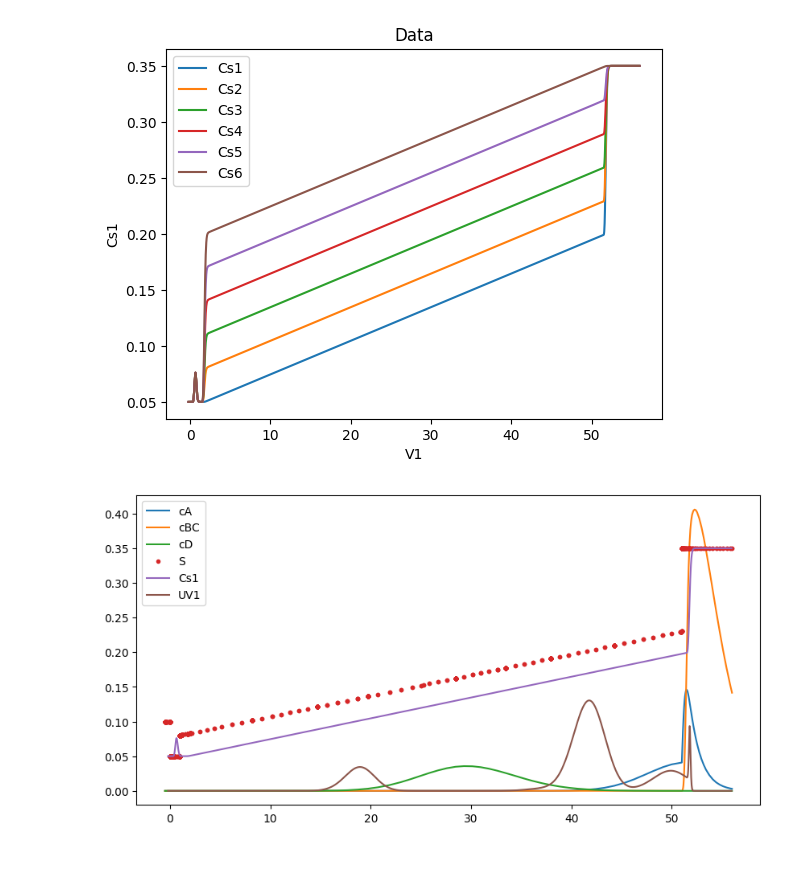
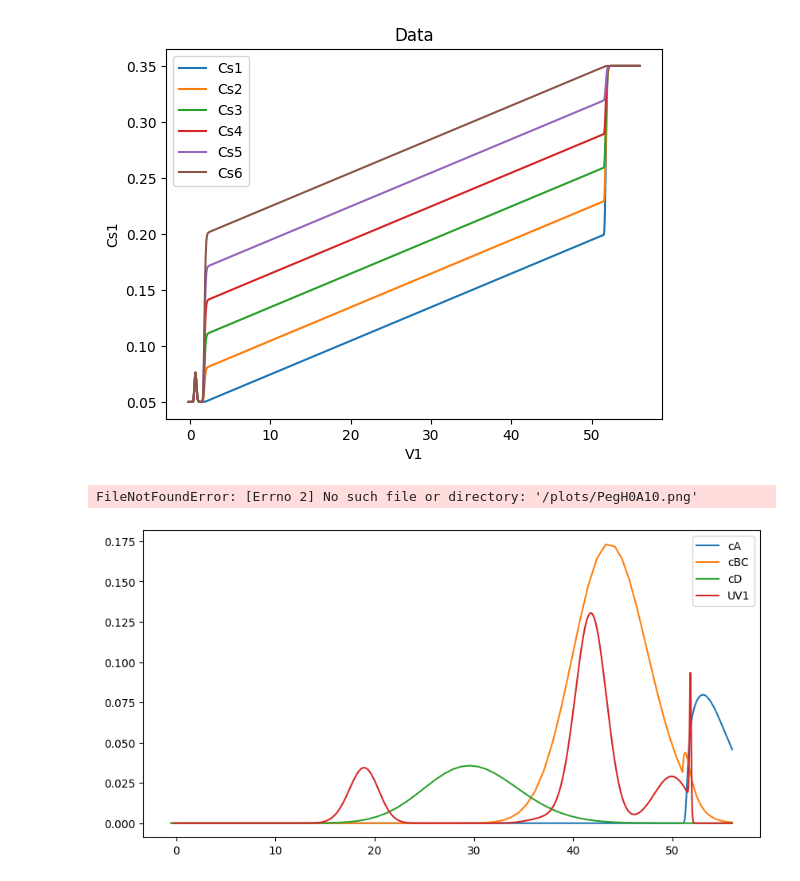
Before and after one commit to OlofssonFredrik/KETN40, a Jupyter notebook: Project1/proj1.ipynb, the cells around one changed output. Cells and saved outputs as stored; diff of their text form; code cells hidden in the pictures.

```diff
--- a/Project1/proj1.ipynb
+++ b/Project1/proj1.ipynb
@@ -30,26 +30,29 @@ ax.legend()
 plt.show()
 # %% [output]
 [figure]
+# %%
+H0 = [1.2e-5, 3.6e-6, 3.0e-4]
+
+skruv = 10
+H0A = H0[0]*skruv
+H0BC = H0[1]
+H0D = H0[2]
+
+beta = [8.41, 8.41, 4.57]
+betaA = beta[0]
+betaBC = beta[1]
+betaD = beta[2]
+
+qmax = 200 # for A, B and C
+
+F = 5 #CV/h
+
+kkin = np.array([15, 18, 43.4])/F
+kkinA = kkin[0]
+kkinBC = kkin[1]
+kkinD = kkin[2]
 # %%
-H0 = [1.2e-5, 3.6e-6, 3.0e-4]
-H0A = H0[0]
-H0BC = H0[1]
-H0D = H0[2]
 
-beta = [8.41, 8.41, 4.57]
-betaA = beta[0]
-betaBC = beta[1]
-betaD = beta[2]
-
-
-qmax = 200 # for A, B and C
-
-F = 5 #CV/h
-
-kkin = np.array([15, 18, 43.4])/F
-kkinA = kkin[0]
-kkinBC = kkin[1]
-kkinD = kkin[2]
 
 M = 58.44
 TotPep = 5/1
@@ -160,14 +163,15 @@ t, cA, cBC, cD = adssim()
 # %%
 fig, ax = plt.subplots(figsize=(10,5))
 ax.plot(t,cA, label='cA')
 ax.plot(t,cBC, label='cBC')
 ax.plot(t,cD, label='cD')
-ax.plot(ts,Ss,'.', label='S')
-ax.plot(V1, Cs1, label='Cs1')
+#ax.plot(ts,Ss,'.', label='S')
+#ax.plot(V1, Cs1, label='Cs1')
 ax.plot(V1, UV1, label='UV1')
 ax.legend()
 
 #Save figure
-plt.savefig(f'RAW.png', dpi=300)
+plt.savefig(f'plots/PegH0A{skruv}.png', dpi=300)
 # %% [output]
+FileNotFoundError: [Errno 2] No such file or directory: '/plots/PegH0A10.png'
-[figure, old version]
+[figure, new version]
```
Also changed, not shown: 5 other files.
